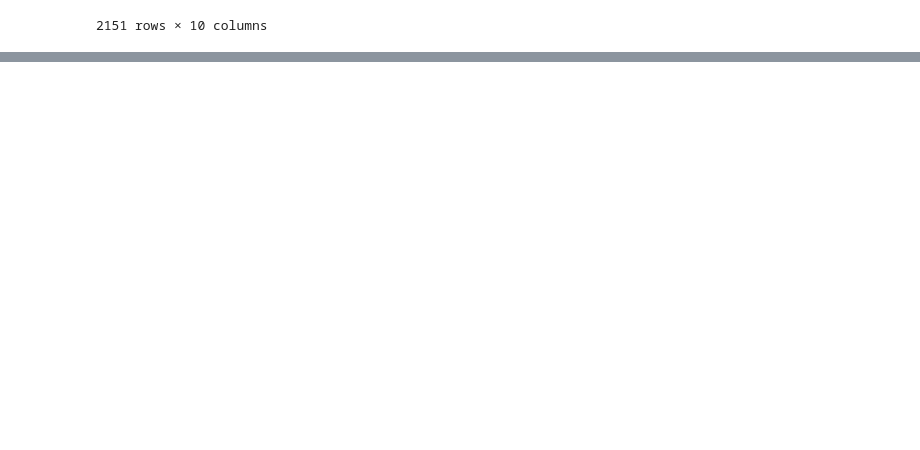
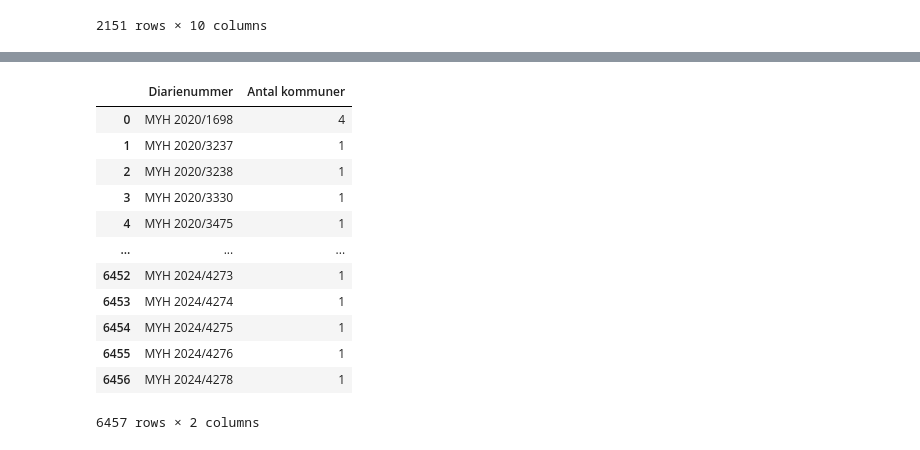
Before and after one commit to REAndreas/The_skool_grupp_3, a Jupyter notebook: eda/eda_hugo/ETL_resultat-ansokningsomgang-0000.ipynb, the cells around one changed output, grey strips where cells are left out. Saved outputs shown, nothing was run; the diff lists cells and outputs as text; code cells hidden in the pictures; blank space fills up the shorter version.

```diff
--- a/eda/eda_hugo/ETL_resultat-ansokningsomgang-0000.ipynb
+++ b/eda/eda_hugo/ETL_resultat-ansokningsomgang-0000.ipynb
@@ -71,0 +142,18 @@ df_tabell1
+# %%
+df_antal_kommuner = df_diarie_kommun.groupby("Diarienummer")["Kommun"].count().reset_index(name="Antal kommuner")
+
+df_antal_kommuner
+# %% [output]
+|  | Diarienummer | Antal kommuner |
+| 0 | MYH 2020/1698 | 4 |
+| 1 | MYH 2020/3237 | 1 |
+| 2 | MYH 2020/3238 | 1 |
+| 3 | MYH 2020/3330 | 1 |
+| 4 | MYH 2020/3475 | 1 |
+| ... | ... | ... |
+| 6452 | MYH 2024/4273 | 1 |
+| 6453 | MYH 2024/4274 | 1 |
+| 6454 | MYH 2024/4275 | 1 |
+| 6455 | MYH 2024/4276 | 1 |
+| 6456 | MYH 2024/4278 | 1 |
+6457 rows × 2 columns
```
Also changed, not shown: parts of 6 cells of this notebook.
